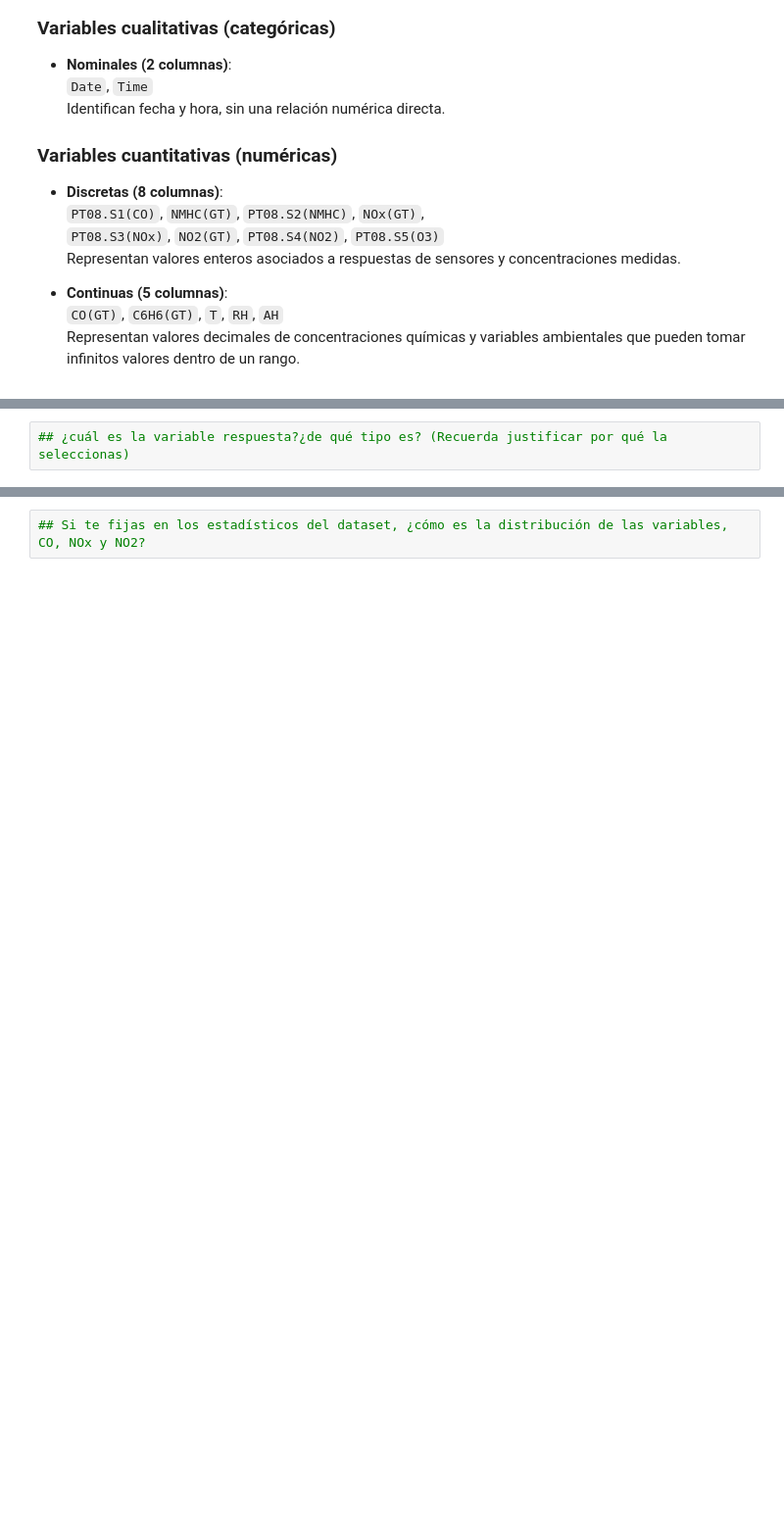
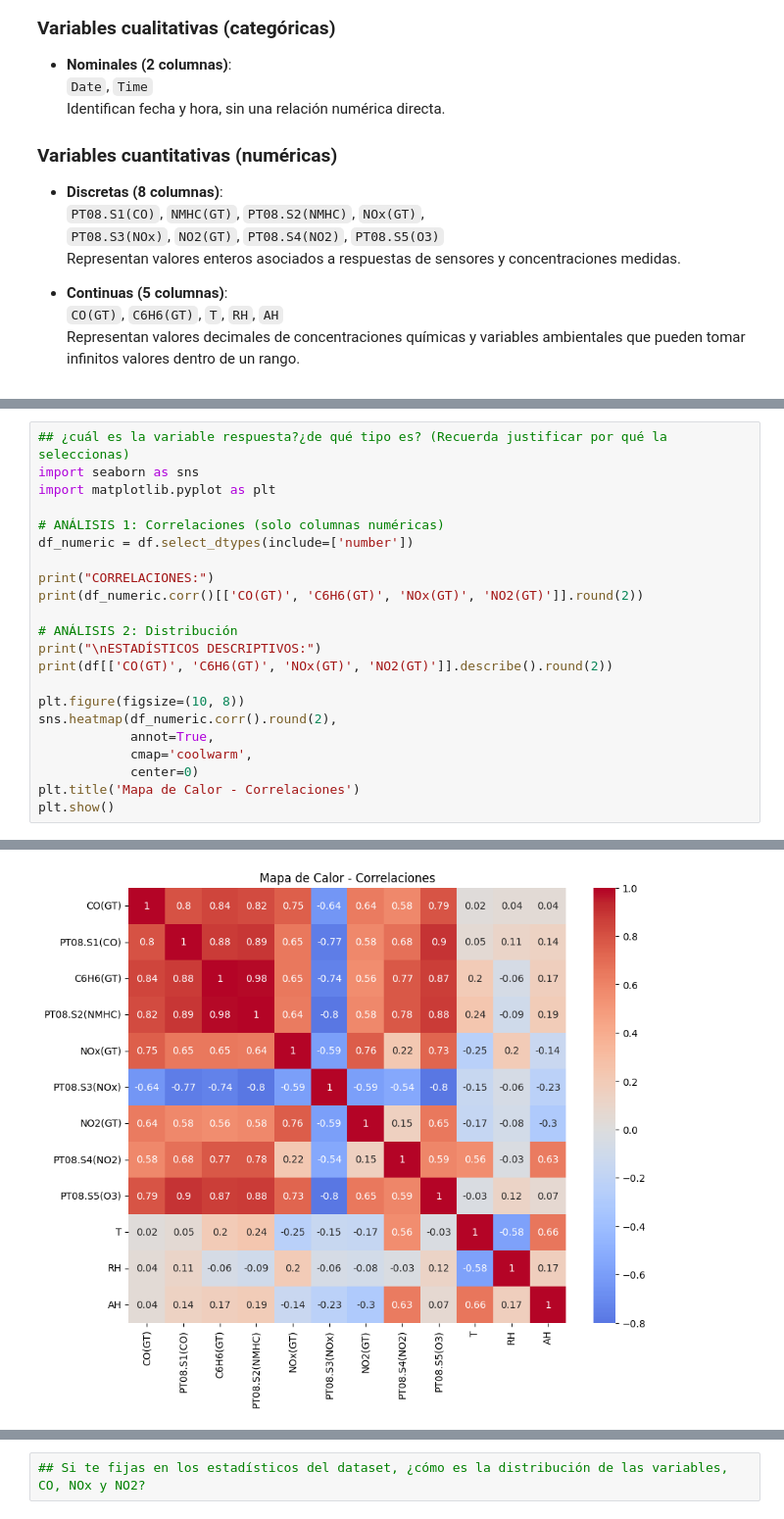
Before and after one commit to criszhirzhan/maestria_PLN_resources, a Jupyter notebook: AprendizajeAutomatico/Laboratorio_Actividad_1.ipynb, the cells around one changed output, grey strips where cells are left out. Shown at 98% size. Drawn from its saved outputs; the diff is of its cells as text; blank space fills up the shorter version.

```diff
--- a/AprendizajeAutomatico/Laboratorio_Actividad_1.ipynb
+++ b/AprendizajeAutomatico/Laboratorio_Actividad_1.ipynb
@@ -226,2 +348,23 @@ _indica aquí tu respuesta_
 # %%
 ## ¿cuál es la variable respuesta?¿de qué tipo es? (Recuerda justificar por qué la seleccionas)
+import seaborn as sns
+import matplotlib.pyplot as plt
+
+# ANÁLISIS 1: Correlaciones (solo columnas numéricas)
+df_numeric = df.select_dtypes(include=['number'])
+
+print("CORRELACIONES:")
+print(df_numeric.corr()[['CO(GT)', 'C6H6(GT)', 'NOx(GT)', 'NO2(GT)']].round(2))
+
+# ANÁLISIS 2: Distribución
+print("\nESTADÍSTICOS DESCRIPTIVOS:")
+print(df[['CO(GT)', 'C6H6(GT)', 'NOx(GT)', 'NO2(GT)']].describe().round(2))
+
+plt.figure(figsize=(10, 8))
+sns.heatmap(df_numeric.corr().round(2),
+            annot=True,
+            cmap='coolwarm',
+            center=0)
+plt.title('Mapa de Calor - Correlaciones')
+plt.show()
+# %% [output]
@@ -228 +388,2 @@ _indica aquí tu respuesta_
+[figure, added]
 # %% [markdown]
```
Also changed, not shown: parts of 7 cells of this notebook.
